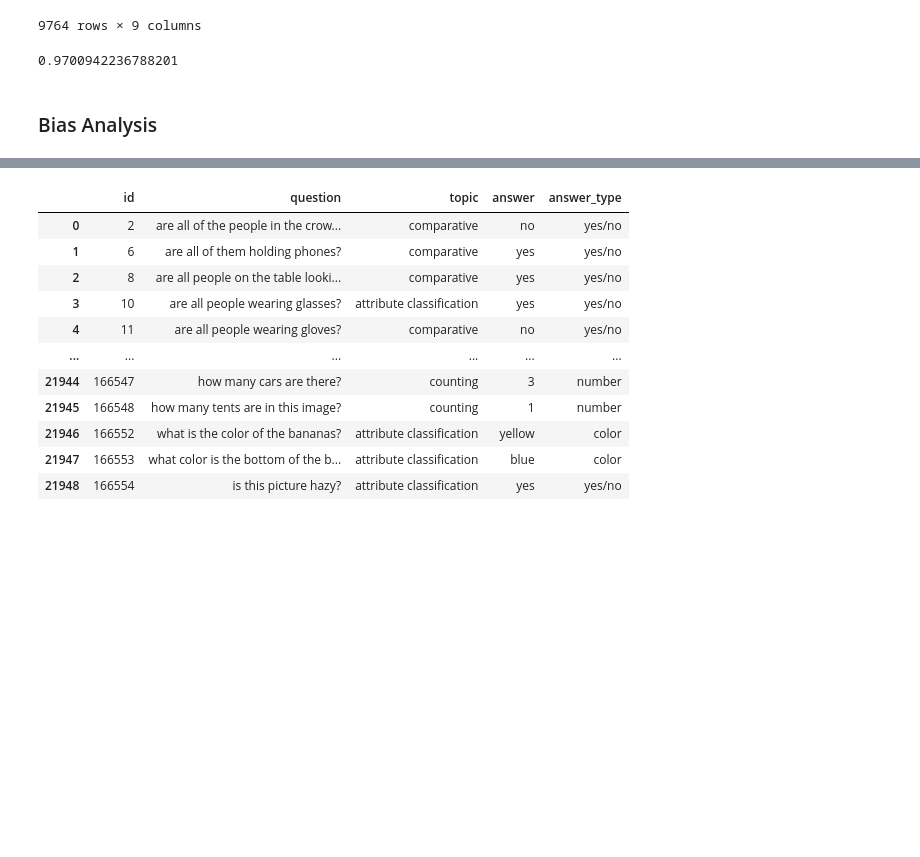
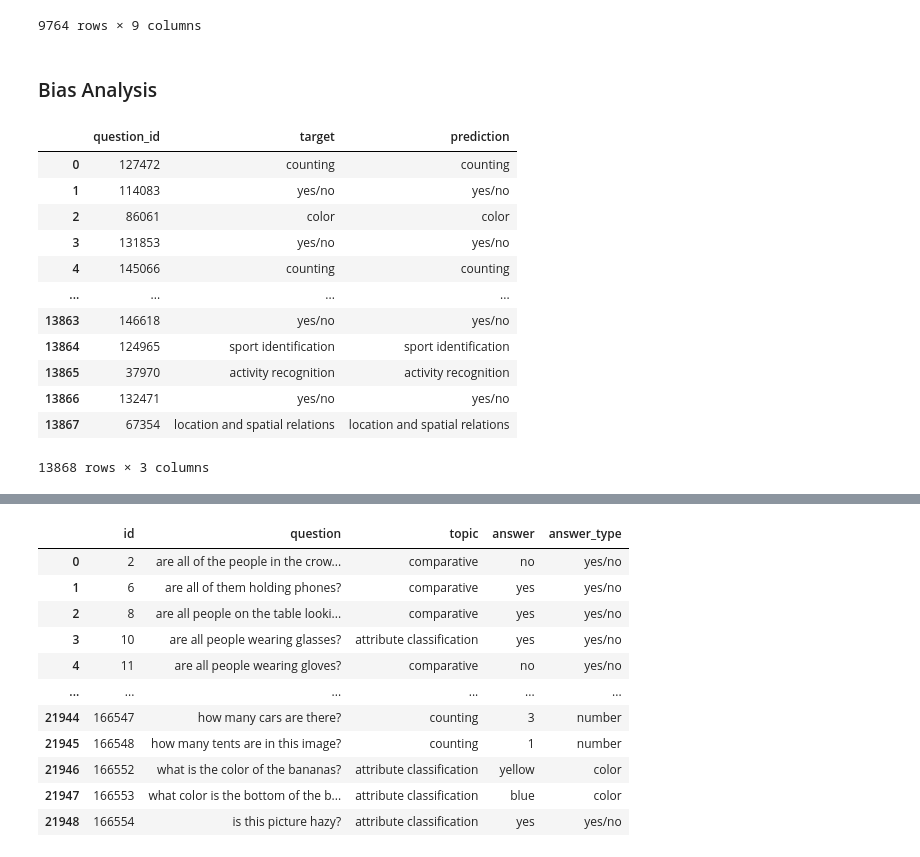
Before and after one commit to parkerhuynh/Question-Analysis, a Jupyter notebook: result_analysis/question_type_analysis.ipynb, the cells around one changed output, grey strips where cells are left out. Drawn from its saved outputs; the diff is of its cells as text; code cells hidden in the pictures; blank space fills up the shorter version.

```diff
--- a/result_analysis/question_type_analysis.ipynb
+++ b/result_analysis/question_type_analysis.ipynb
@@ -103,8 +124,6 @@ vqa_result
 | 9763 | 166431 | no | yes | yes/no | yes/no | yes/no | ... |
 9764 rows × 9 columns
 # %%
-accuracy_score(vqa_result["prediction"], vqa_result["small_answer_type_prediction"])
+# accuracy_score(vqa_result["prediction"], vqa_result["small_answer_type_prediction"])
-# %% [output]
-0.9700942236788201
 # %% [markdown]
 ### Bias Analysis
@@ -111,3 +134,19 @@ accuracy_score(vqa_result["prediction"], vqa_result["small_answer_type_predictio
+# %%
+BERT_results
+# %% [output]
+|  | question_id | target | prediction |
+| 0 | 127472 | counting | counting |
+| 1 | 114083 | yes/no | yes/no |
+| 2 | 86061 | color | color |
+| 3 | 131853 | yes/no | yes/no |
+| 4 | 145066 | counting | counting |
+| ... | ... | ... | ... |
+| 13863 | 146618 | yes/no | yes/no |
+| 13864 | 124965 | sport identification | sport identification |
+| 13865 | 37970 | activity recognition | activity recognition |
+| 13866 | 132471 | yes/no | yes/no |
+| 13867 | 67354 | location and spatial relations | location and spatial relations |
+13868 rows × 3 columns
 # %%
 file_paths = ["/home/ndhuynh/data/simpsonsvqa/v1_Annotation_Test_Private_110496_simpsons_vqa.json",
              "/home/ndhuynh/data/simpsonsvqa/v1_Annotation_Train_simpsons_vqa.json",
```
Also changed, not shown: parts of 9 cells of this notebook, 4 other files.
